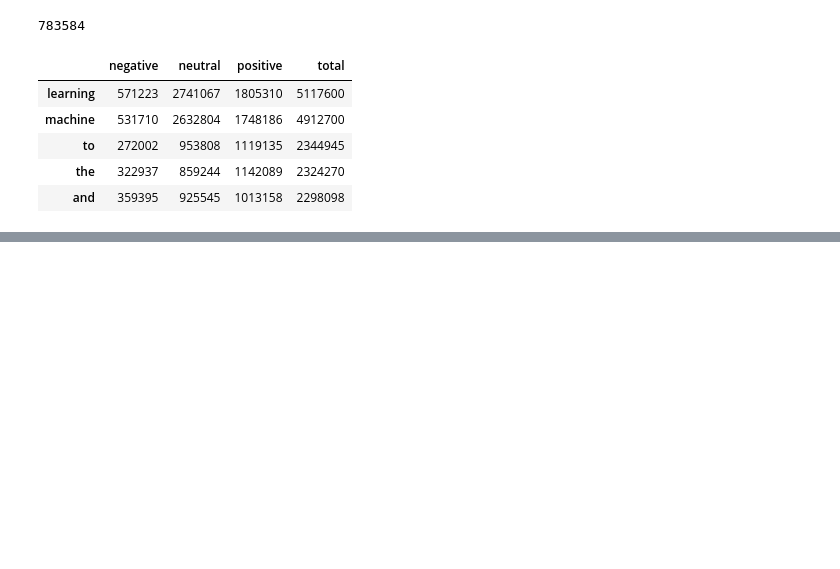
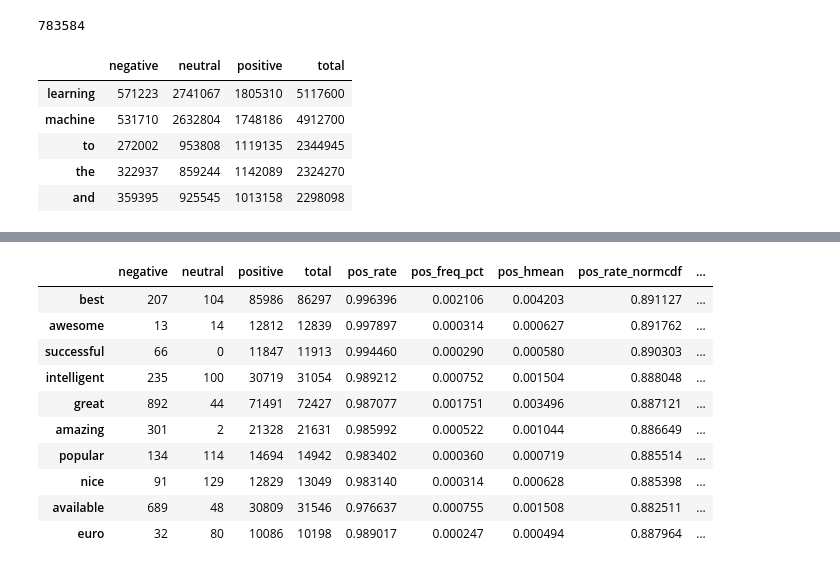
Before and after one commit to Connorrmcd6/Gartner-Hype-Cycle, a Jupyter notebook: Analysis/Notebooks/analysis.ipynb, the cells around one changed output, grey strips where cells are left out. Saved outputs shown, nothing was run; the diff lists cells and outputs as text; code cells hidden in the pictures; blank space fills up the shorter version.

```diff
--- a/Analysis/Notebooks/analysis.ipynb
+++ b/Analysis/Notebooks/analysis.ipynb
@@ -112,7 +112,7 @@ term_freq_df = pd.DataFrame([neg,neu,pos],columns=cvec.get_feature_names_out()).
 # %%
 term_freq_df.columns = ['negative', 'neutral', 'positive']
 term_freq_df['total'] = term_freq_df['negative'] + term_freq_df['neutral'] + term_freq_df['positive']
-term_freq_df = term_freq_df.sort_values(by='total', ascending=False).iloc[:200000, :]
+term_freq_df = term_freq_df.sort_values(by='total', ascending=False).iloc[:2000000, :]
 # %%
 term_freq_df.head()
 # %% [output]
@@ -198,0 +198,3 @@ plt.close()
+# %%
+term_freq_df['pos_rate'] = term_freq_df['positive'] * 1./term_freq_df['total']
+term_freq_df.sort_values(by='pos_rate', ascending=False).iloc[:10]
@@ -198,0 +213,3 @@ plt.close()
+# %%
+term_freq_df['pos_freq_pct'] = term_freq_df['positive'] * 1./term_freq_df['positive'].sum()
+term_freq_df.sort_values(by='pos_freq_pct', ascending=False).iloc[:10]
@@ -198,0 +228,5 @@ plt.close()
+# %%
+from scipy.stats import hmean
+term_freq_df['pos_hmean'] = term_freq_df.apply(lambda x: (hmean([x['pos_rate'], x['pos_freq_pct']])                                                               if x['pos_rate'] > 0 and x['pos_freq_pct'] > 0 else 0), axis=1)
+
+term_freq_df.sort_values(by='pos_hmean', ascending=False).iloc[:10]
@@ -198,0 +245,20 @@ plt.close()
+# %%
+from scipy.stats import norm
+def normcdf(x):
+    return norm.cdf(x, x.mean(), x.std())
+term_freq_df['pos_rate_normcdf'] = normcdf(term_freq_df['pos_rate'])
+term_freq_df['pos_freq_pct_normcdf'] = normcdf(term_freq_df['pos_freq_pct'])
+term_freq_df['pos_normcdf_hmean'] = hmean([term_freq_df['pos_rate_normcdf'], term_freq_df['pos_freq_pct_normcdf']])
+term_freq_df.sort_values(by='pos_normcdf_hmean',ascending=False).iloc[:10]
+# %% [output]
+|  | negative | neutral | positive | total | pos_rate | pos_freq_pct | pos_hmean | pos_rate_normcdf | ... |
+| best | 207 | 104 | 85986 | 86297 | 0.996396 | 0.002106 | 0.004203 | 0.891127 | ... |
+| awesome | 13 | 14 | 12812 | 12839 | 0.997897 | 0.000314 | 0.000627 | 0.891762 | ... |
+| successful | 66 | 0 | 11847 | 11913 | 0.994460 | 0.000290 | 0.000580 | 0.890303 | ... |
+| intelligent | 235 | 100 | 30719 | 31054 | 0.989212 | 0.000752 | 0.001504 | 0.888048 | ... |
+| great | 892 | 44 | 71491 | 72427 | 0.987077 | 0.001751 | 0.003496 | 0.887121 | ... |
+| amazing | 301 | 2 | 21328 | 21631 | 0.985992 | 0.000522 | 0.001044 | 0.886649 | ... |
+| popular | 134 | 114 | 14694 | 14942 | 0.983402 | 0.000360 | 0.000719 | 0.885514 | ... |
+| nice | 91 | 129 | 12829 | 13049 | 0.983140 | 0.000314 | 0.000628 | 0.885398 | ... |
+| available | 689 | 48 | 30809 | 31546 | 0.976637 | 0.000755 | 0.001508 | 0.882511 | ... |
+| euro | 32 | 80 | 10086 | 10198 | 0.989017 | 0.000247 | 0.000494 | 0.887964 | ... |
```
Also changed, not shown: parts of 7 cells of this notebook, 6 other files.
